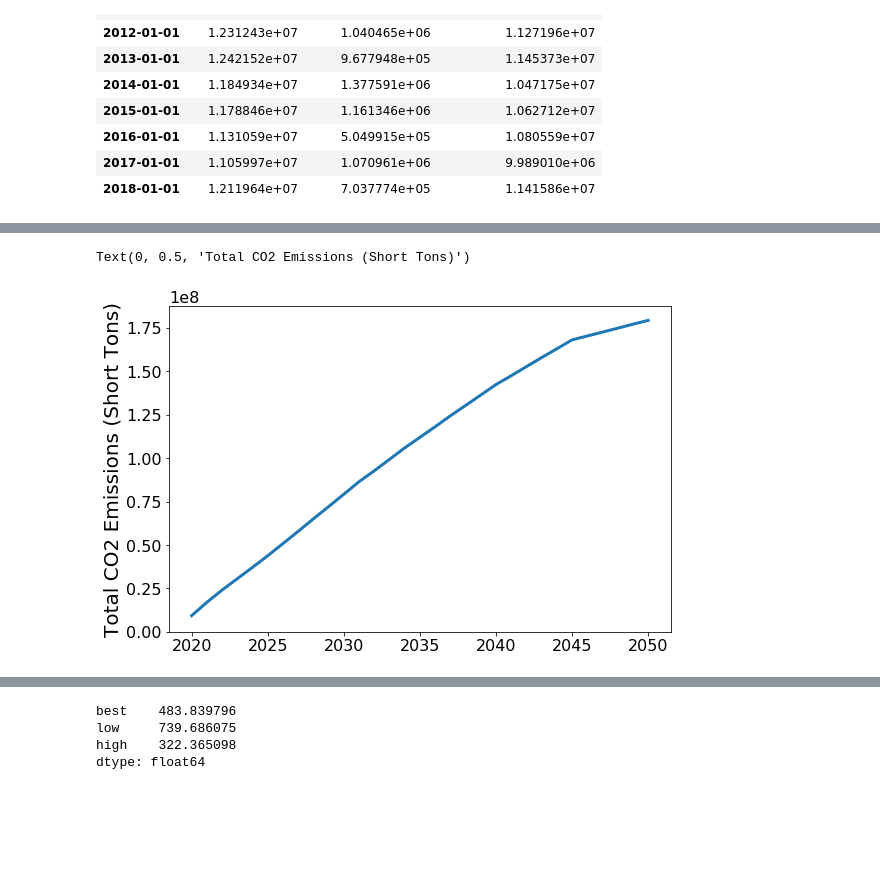
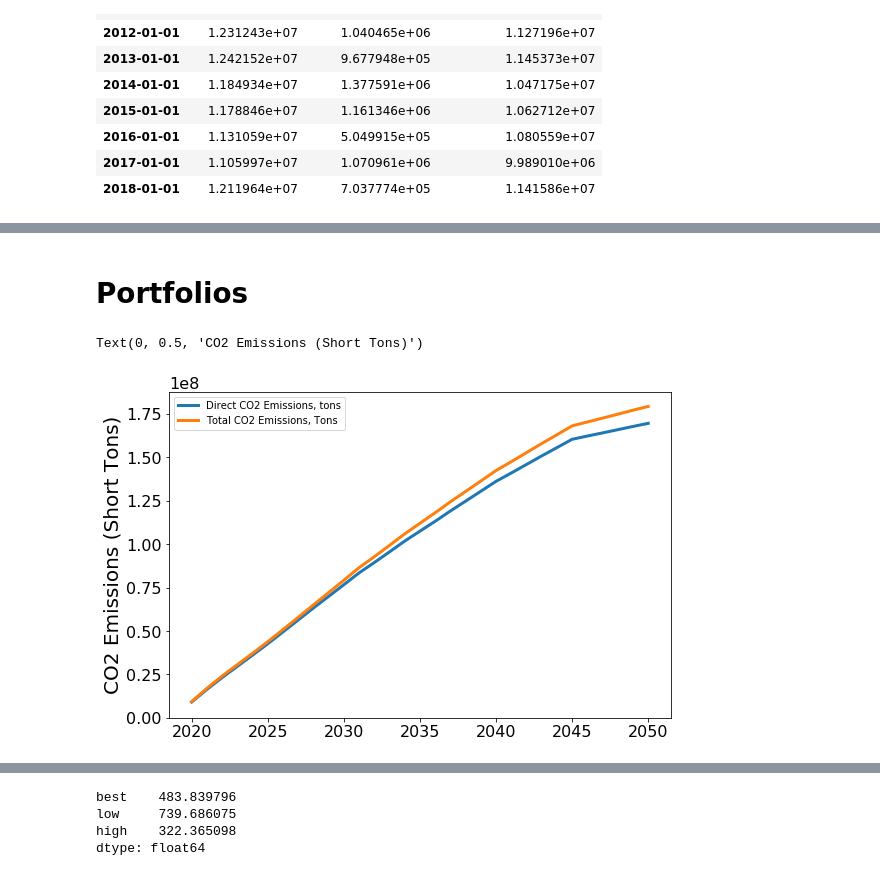
Before and after one commit to CLIMAS-UA/tepcarbon, a Jupyter notebook: tep_carbon.ipynb, the cells around one changed output, grey strips where cells are left out. Cells and saved outputs as stored; diff of their text form; code cells hidden in the pictures; blank space fills up the shorter version.

```diff
--- a/tep_carbon.ipynb
+++ b/tep_carbon.ipynb
@@ -329,0 +407,2 @@ def read_portfolio(path):
+# %% [markdown]
+# Portfolios
@@ -333,12 +474,12 @@ path = root_path / f'Portfolio Summary - {portfolio}.xlsx'
 name, changes, energy, financial, environmental = read_portfolio(path)
 # %%
 fig, ax = plt.subplots()
-environmental.cumsum()['Total CO2 Emissions, Tons'].plot(ax=ax)
+environmental.cumsum()[['Direct CO2 Emissions, tons', 'Total CO2 Emissions, Tons']].plot(ax=ax)
 ax.set_ylim(0, None)
-ax.set_ylabel('Total CO2 Emissions (Short Tons)')
+ax.set_ylabel('CO2 Emissions (Short Tons)')
 # %% [output]
-Text(0, 0.5, 'Total CO2 Emissions (Short Tons)')
+Text(0, 0.5, 'CO2 Emissions (Short Tons)')
-[figure, old version]
+[figure, new version]
 # %% [markdown]
 ## The Global Carbon Budget
 
```
Also changed, not shown: parts of 78 cells of this notebook.
